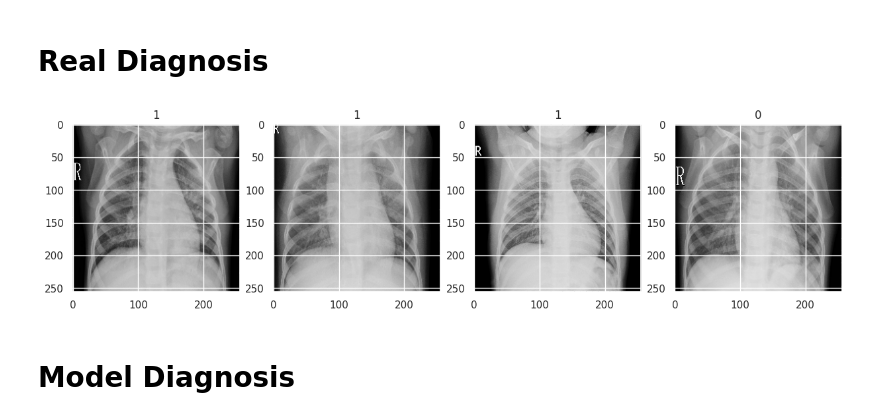
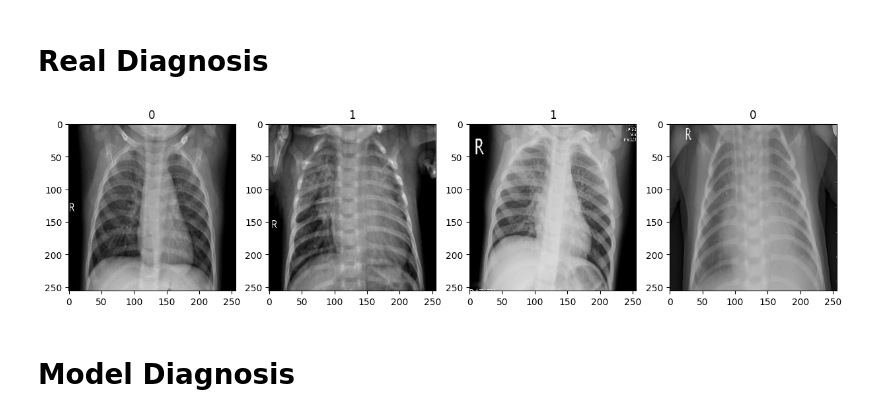
Before and after one commit to GIGAParviz/Pneumonia-chest-prediction-with-CNN, a Jupyter notebook: pneumonia_chest_x_ray.ipynb, the cells around one changed output. Drawn from its saved outputs; the diff is of its cells as text; code cells hidden in the pictures.

```diff
--- a/pneumonia_chest_x_ray.ipynb
+++ b/pneumonia_chest_x_ray.ipynb
@@ -201,12 +179,12 @@ import matplotlib.pyplot as plt
 # %%
 fig , ax = plt.subplots(ncols=4 ,figsize=(15,15))
 
-for inx , img in enumerate(batch3[0][4:8]):
+for inx , img in enumerate(batch[0][10:14]):
   ax[inx].imshow(img)
   ax[inx].title.set_text(batch3[1][inx])
 plt.show()
 # %% [output]
-[figure, old version]
+[figure, new version]
 # %% [markdown]
 # **Model Diagnosis**
 # %%
```
Also changed, not shown: parts of 17 cells of this notebook.
